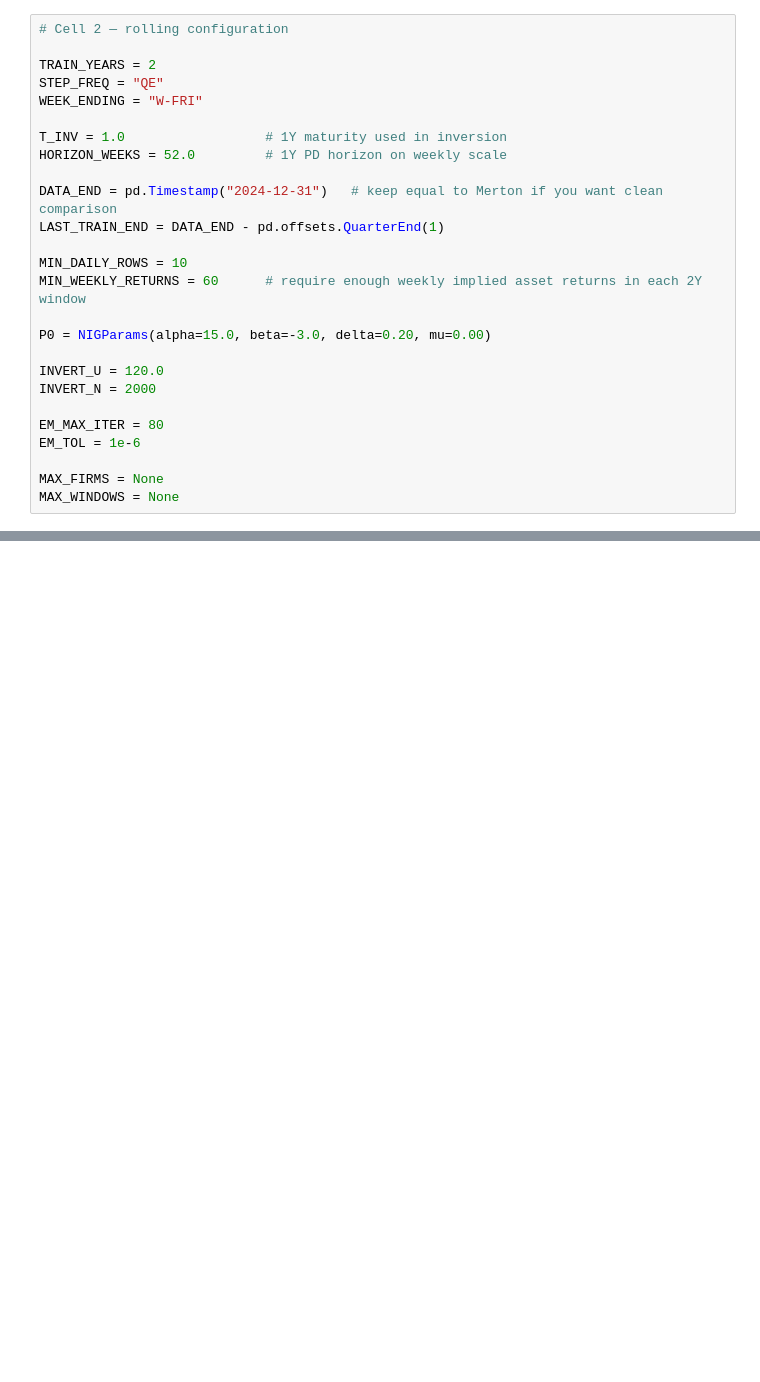
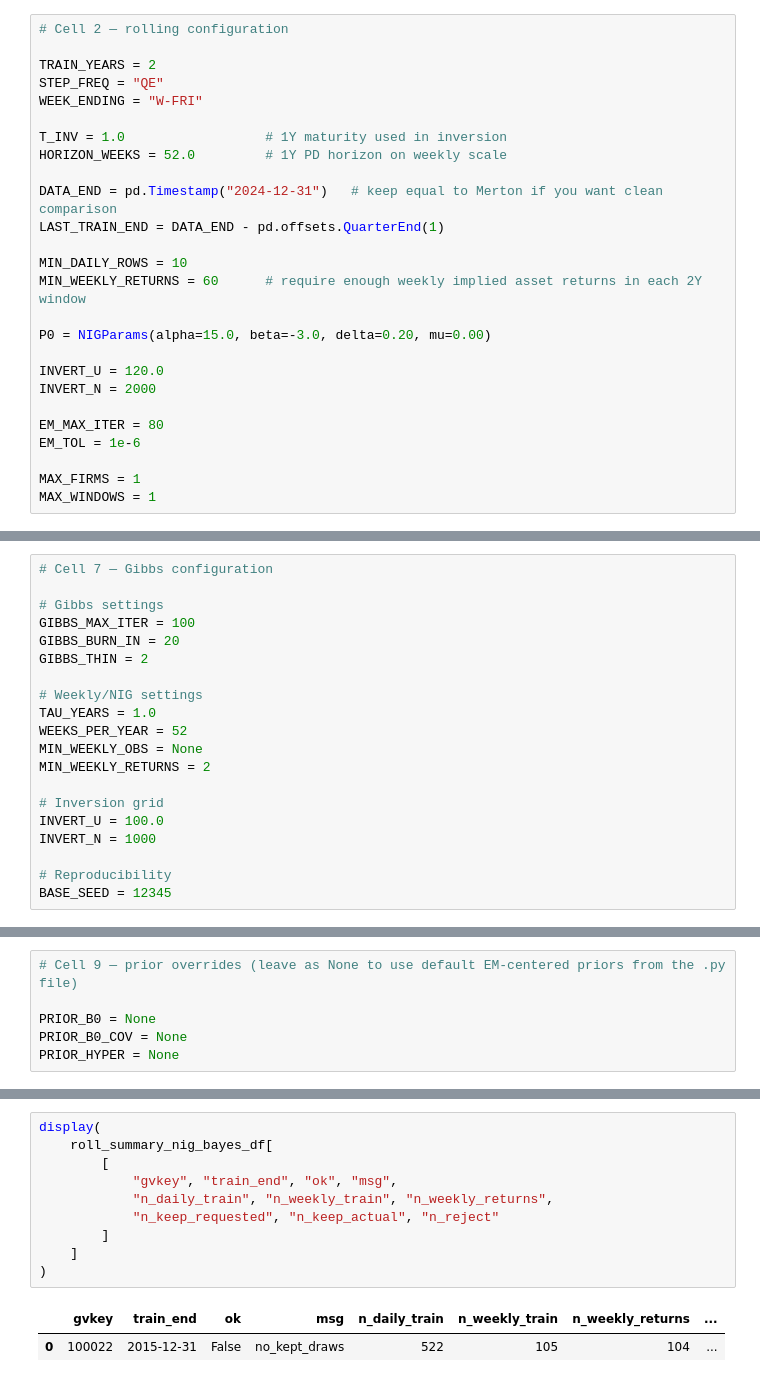
Before and after one commit to keenanveronica/Merton_NIGbayesian, a Jupyter notebook: notebooks_test/nig_gibbs.ipynb, the cells around one changed output, grey strips where cells are left out. Cells and saved outputs as stored; diff of their text form; blank space fills up the shorter version.

```diff
--- a/notebooks_test/nig_gibbs.ipynb
+++ b/notebooks_test/nig_gibbs.ipynb
@@ -138,8 +158,8 @@ INVERT_N = 2000
 EM_MAX_ITER = 80
 EM_TOL = 1e-6
 
-MAX_FIRMS = None
-MAX_WINDOWS = None
+MAX_FIRMS = 1
+MAX_WINDOWS = 1
 # %%
 # Cell 3 — panel preparation
 # Assumes nig_df already exists and has at least:
@@ -209,0 +246,20 @@ print("n_windows:", len(windows_df))
+# %%
+# Cell 7 — Gibbs configuration
+
+# Gibbs settings
+GIBBS_MAX_ITER = 100
+GIBBS_BURN_IN = 20
+GIBBS_THIN = 2
+
+# Weekly/NIG settings
+TAU_YEARS = 1.0
+WEEKS_PER_YEAR = 52
+MIN_WEEKLY_OBS = None
+MIN_WEEKLY_RETURNS = 2
+
+# Inversion grid
+INVERT_U = 100.0
+INVERT_N = 1000
+
+# Reproducibility
+BASE_SEED = 12345
@@ -209,0 +313,6 @@ print("n_windows:", len(windows_df))
+# %%
+# Cell 9 — prior overrides (leave as None to use default EM-centered priors from the .py file)
+
+PRIOR_B0 = None
+PRIOR_B0_COV = None
+PRIOR_HYPER = None
@@ -209,0 +408,13 @@ print("n_windows:", len(windows_df))
+# %%
+display(
+    roll_summary_nig_bayes_df[
+        [
+            "gvkey", "train_end", "ok", "msg",
+            "n_daily_train", "n_weekly_train", "n_weekly_returns",
+            "n_keep_requested", "n_keep_actual", "n_reject"
+        ]
+    ]
+)
+# %% [output]
+|  | gvkey | train_end | ok | msg | n_daily_train | n_weekly_train | n_weekly_returns | ... |
+| 0 | 100022 | 2015-12-31 | False | no_kept_draws | 522 | 105 | 104 | ... |
```
Also changed, not shown: parts of 12 cells of this notebook, 4 other files.
